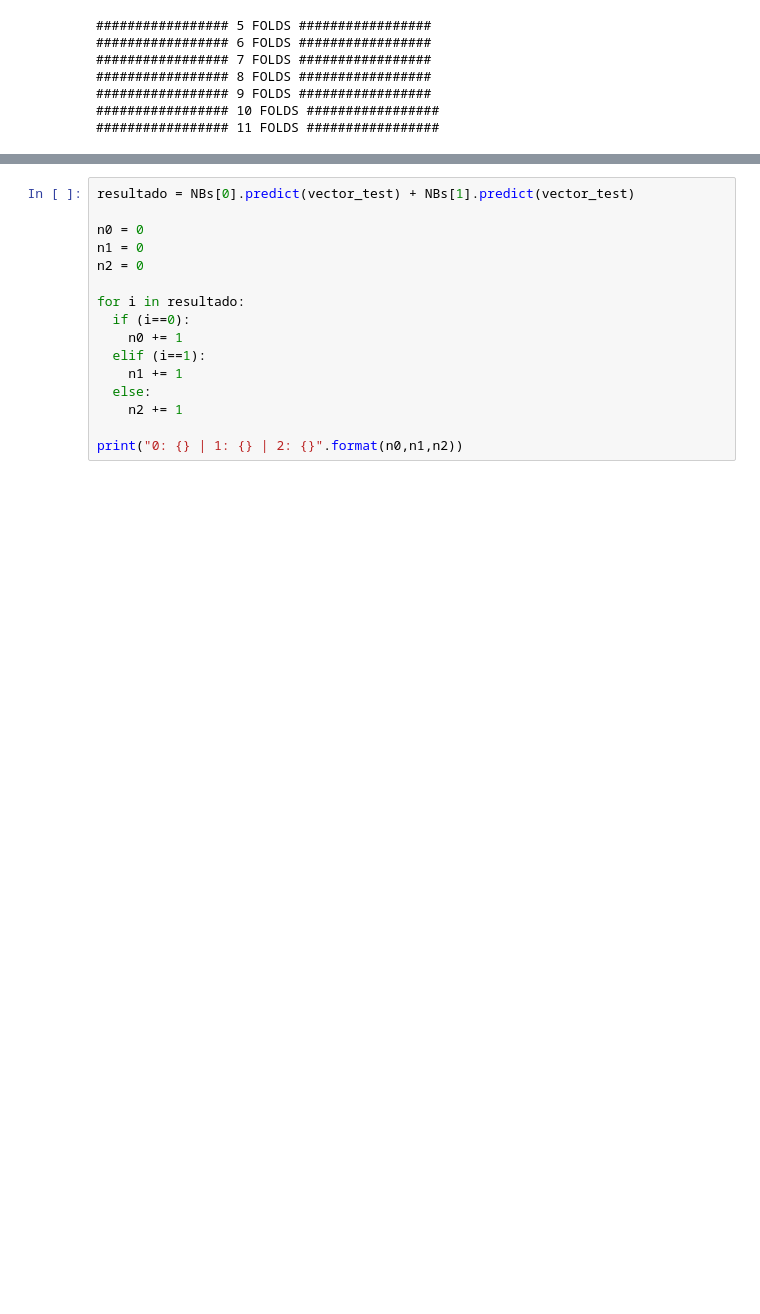
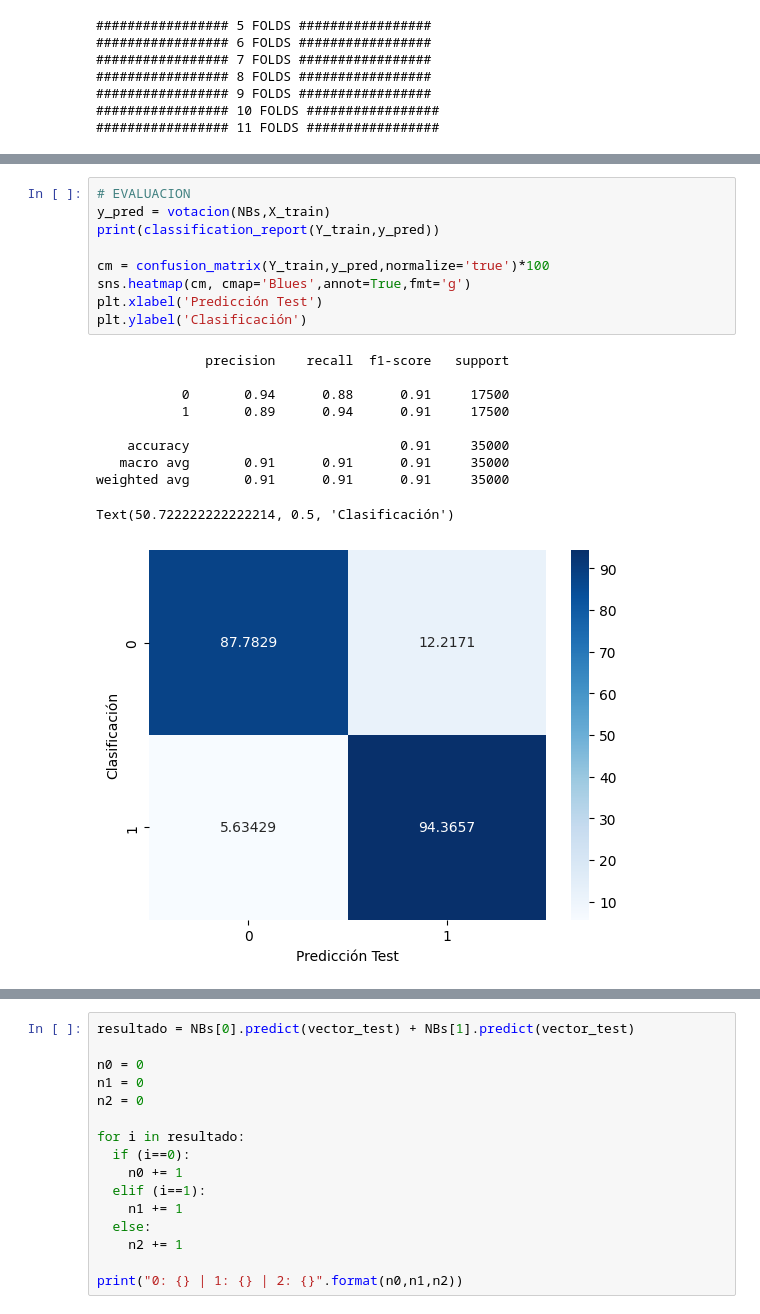
Before and after one commit to sttesta3/7506R-1C2024-GRUPO08, a Jupyter notebook: TP2_BayesNaive.ipynb, the cells around one changed output, grey strips where cells are left out. Drawn from its saved outputs; the diff is of its cells as text; blank space fills up the shorter version.

```diff
--- a/TP2_BayesNaive.ipynb
+++ b/TP2_BayesNaive.ipynb
@@ -759,0 +786,20 @@ array([2, 2, 2, ..., 0, 2, 2])
+# %%
+# EVALUACION
+y_pred = votacion(NBs,X_train)
+print(classification_report(Y_train,y_pred))
+
+cm = confusion_matrix(Y_train,y_pred,normalize='true')*100
+sns.heatmap(cm, cmap='Blues',annot=True,fmt='g')
+plt.xlabel('Predicción Test')
+plt.ylabel('Clasificación')
+# %% [output]
+              precision    recall  f1-score   support
+
+           0       0.94      0.88      0.91     17500
+           1       0.89      0.94      0.91     17500
+
+    accuracy                           0.91     35000
+   macro avg       0.91      0.91      0.91     35000
+weighted avg       0.91      0.91      0.91     35000
+Text(50.722222222222214, 0.5, 'Clasificación')
+[figure, added]
```
Also changed, not shown: parts of 9 cells of this notebook.
